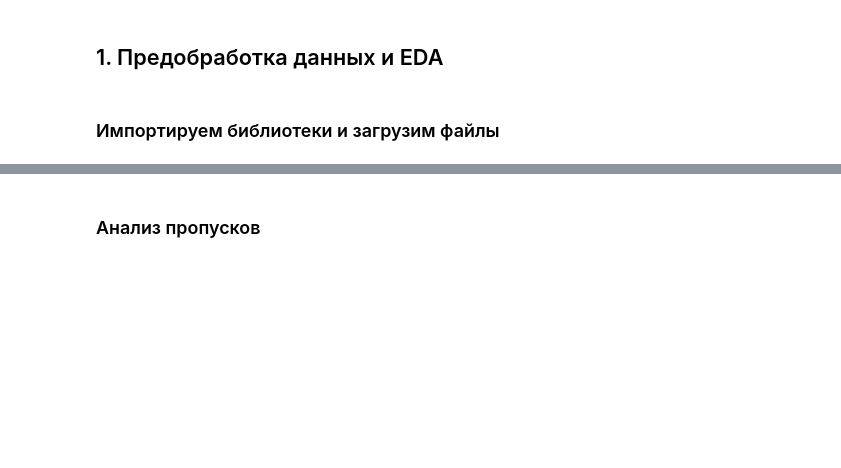
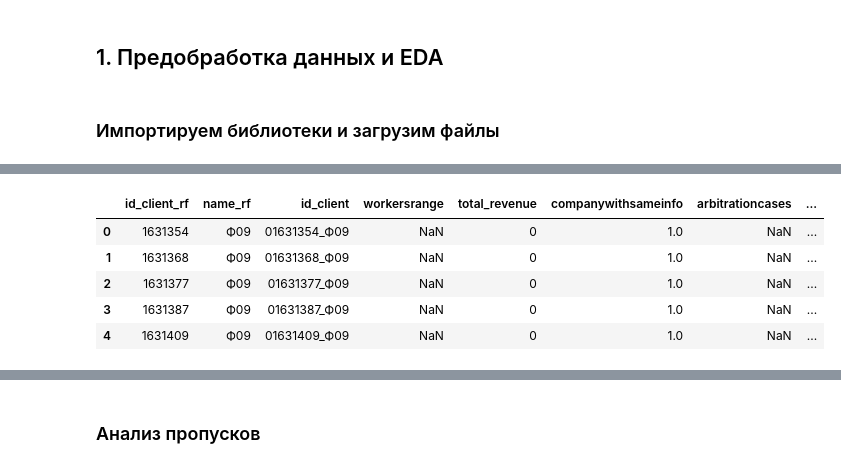
Before and after one commit to abakhmetev/Hackathon_RTK, a Jupyter notebook: Hakaton_Anna.ipynb, the cells around one changed output, grey strips where cells are left out. Saved outputs shown, nothing was run; the diff lists cells and outputs as text; code cells hidden in the pictures; blank space fills up the shorter version.

```diff
--- a/Hakaton_Anna.ipynb
+++ b/Hakaton_Anna.ipynb
@@ -86,2 +151,39 @@ from sklearn.cluster import KMeans
 from scipy.cluster.hierarchy import dendrogram, linkage
 from sklearn.decomposition import PCA
+# %%
+address_client = pd.read_csv(r'C:\Users\Anna\OneDrive\Рабочий стол\Данные хакатон\address_client.csv',
+                             encoding = "utf-8", on_bad_lines='skip',
+                             names=['id_client_rf', 'address', 'flag_provider', 'nflag_have_free_ports',
+                                    'tech_name', 'latitude', 'longitude'])
+
+base_info_client = pd.read_csv(r'C:\Users\Anna\OneDrive\Рабочий стол\Данные хакатон\base_info_client.csv',
+                               encoding = "utf-8", names=['id_client_rf', 'name_rf', 'id_client',
+                                                          'workersrange', 'total_revenue', 'companywithsameinfo',
+                                                          'arbitrationcases', 'datefirstreg', 'flag_site',
+                                                          'flag_business_center', 'flag_resident', 'date_actual_data',
+                                                          'flag_vk'], parse_dates=['datefirstreg','date_actual_data'])
+
+final_list = pd.read_csv(r'C:\Users\Anna\OneDrive\Рабочий стол\Данные хакатон\final_list.csv',
+                         encoding = "utf-8", names=['id_client_rf'])
+
+okved_industry_client = pd.read_csv(r'C:\Users\Anna\OneDrive\Рабочий стол\Данные хакатон\okved_industry_client.csv',
+                                    encoding = "utf-8", names = ['id_client_rf', 'Code_okved', 'Name_okved',
+                                                                 'Type_okved', 'Industry'])
+sales = pd.read_excel(r'C:\Users\Anna\OneDrive\Рабочий стол\Данные хакатон\sales.xlsx',
+                      names = ['month_sale', 'day_sale', 'id_client_rf', 'sale_size'])
+# %%
+pd.set_option('display.max_columns', 50)
+print('Размерность address_client:', address_client.shape[0])
+print(address_client.info())
+print('\n')
+print('Размерность base_info_client:', base_info_client.shape[0])
+print('\n')
+print(base_info_client.info())
+print('Размерность final_list:', final_list.shape[0])
+print('\n')
+print(final_list.info())
+print('Размерность okved_industry_client:', okved_industry_client.shape[0])
+print('\n')
+print(okved_industry_client.info())
+print('Размерность sales:', sales.shape[0])
+print(sales.info())
@@ -87,0 +247,10 @@ from sklearn.decomposition import PCA
+# %%
+# 2. base_info_client
+base_info_client.head()
+# %% [output]
+|  | id_client_rf | name_rf | id_client | workersrange | total_revenue | companywithsameinfo | arbitrationcases | ... |
+| 0 | 1631354 | Ф09 | 01631354_Ф09 | NaN | 0 | 1.0 | NaN | ... |
+| 1 | 1631368 | Ф09 | 01631368_Ф09 | NaN | 0 | 1.0 | NaN | ... |
+| 2 | 1631377 | Ф09 | 01631377_Ф09 | NaN | 0 | 1.0 | NaN | ... |
+| 3 | 1631387 | Ф09 | 01631387_Ф09 | NaN | 0 | 1.0 | NaN | ... |
+| 4 | 1631409 | Ф09 | 01631409_Ф09 | NaN | 0 | 1.0 | NaN | ... |
```
Also changed, not shown: parts of 33 cells of this notebook.
